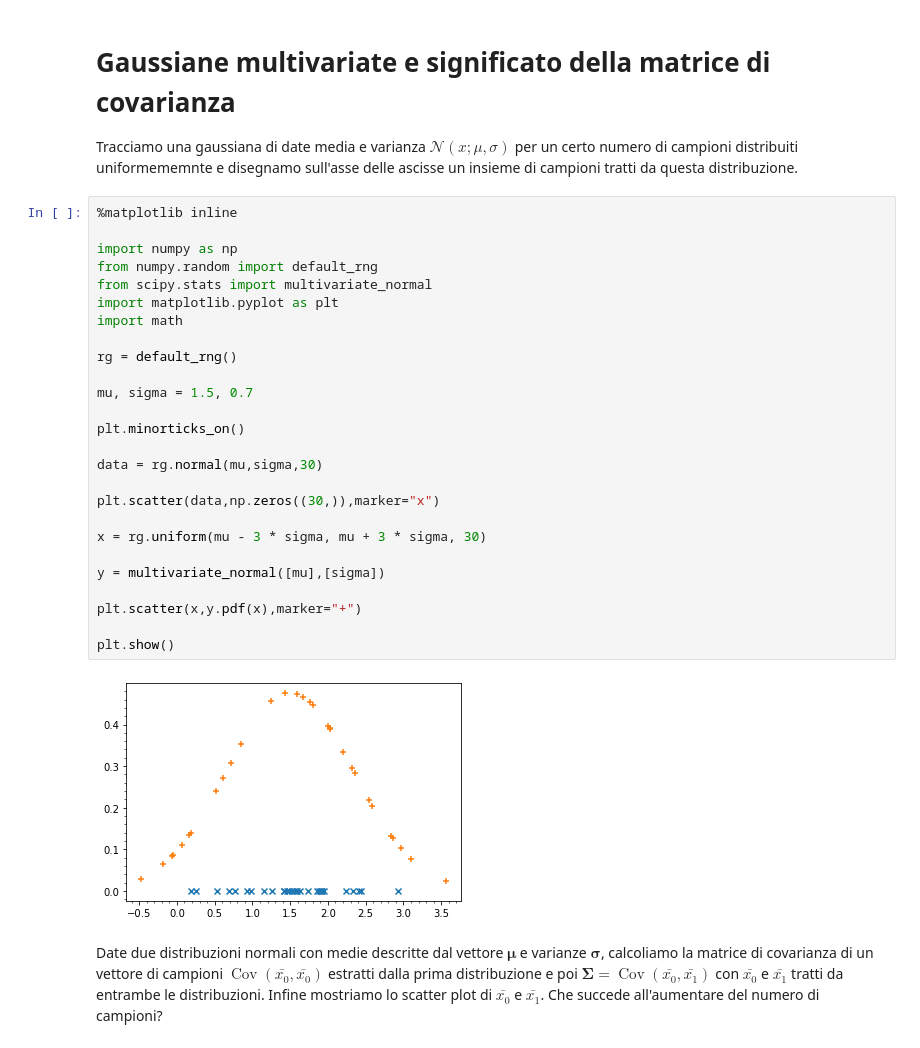
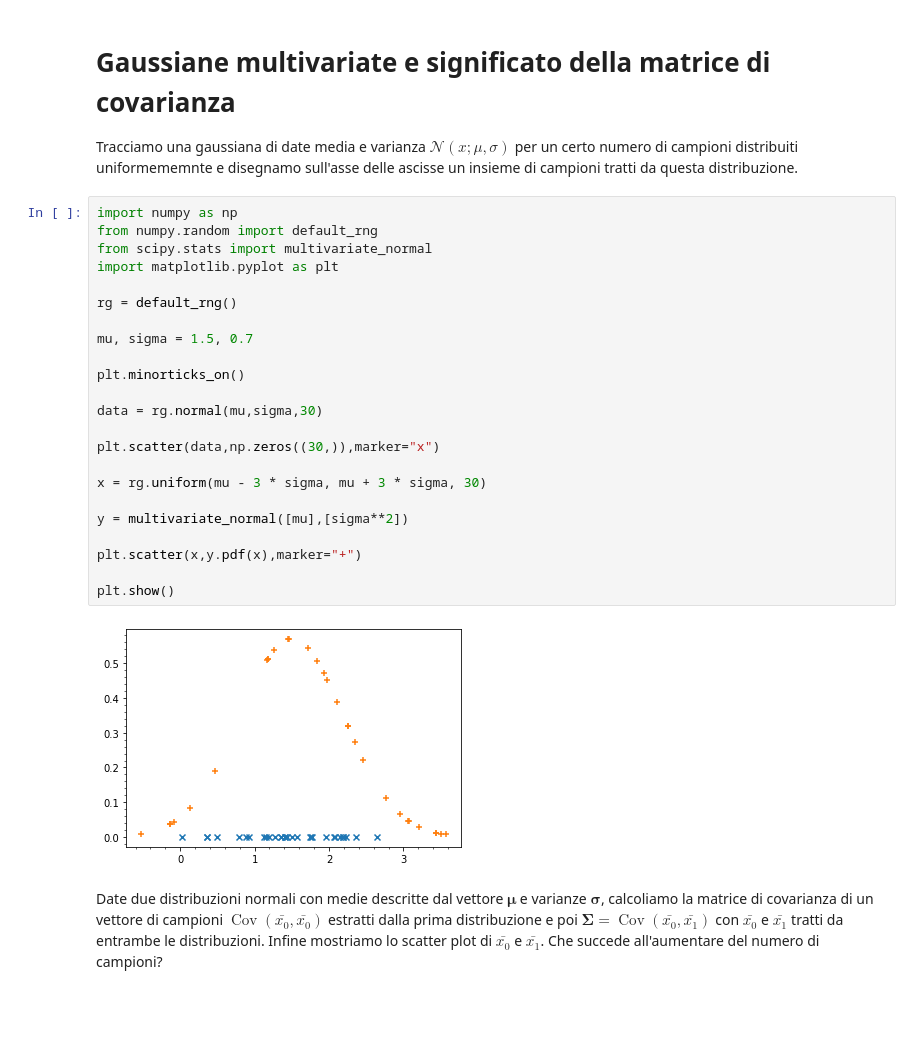
Before and after one commit to fredffsixty/Big-Data, a Jupyter notebook: Multivariate Gaussian and Covariance matrix.ipynb, the cells around one changed output. Saved outputs shown, nothing was run; the diff lists cells and outputs as text; blank space fills up the shorter version.

```diff
--- a/Multivariate Gaussian and Covariance matrix.ipynb
+++ b/Multivariate Gaussian and Covariance matrix.ipynb
@@ -3,33 +3,30 @@
 
 Tracciamo una gaussiana di date media e varianza $\mathcal{N}(x;\mu, \sigma)$ per un certo numero di campioni distribuiti uniformememnte e disegnamo sull'asse delle ascisse un insieme di campioni tratti da questa distribuzione.
 # %%
-%matplotlib inline
-
 import numpy as np
 from numpy.random import default_rng
 from scipy.stats import multivariate_normal
 import matplotlib.pyplot as plt
-import math
 
 rg = default_rng()
 
 mu, sigma = 1.5, 0.7
 
 plt.minorticks_on()
 
 data = rg.normal(mu,sigma,30)
 
 plt.scatter(data,np.zeros((30,)),marker="x")
 
 x = rg.uniform(mu - 3 * sigma, mu + 3 * sigma, 30)
 
-y = multivariate_normal([mu],[sigma])
+y = multivariate_normal([mu],[sigma**2])
 
 plt.scatter(x,y.pdf(x),marker="+")
 
 plt.show()
 # %% [output]
-[figure, old version]
+[figure, new version]
 # %% [markdown]
 Date due distribuzioni normali con medie descritte dal vettore $\boldsymbol\mu$ e varianze $\boldsymbol\sigma$,  calcoliamo la matrice di covarianza di un vettore di campioni $\operatorname{Cov}(\bar{x_0},\bar{x_0})$ estratti
 dalla prima distribuzione e poi $\boldsymbol\Sigma=\operatorname{Cov}(\bar{x_0},\bar{x_1})$ con $\bar{x_0}$ e $\bar{x_1}$ tratti da entrambe le distribuzioni. Infine mostriamo lo scatter plot di $\bar{x_0}$ e $\bar{x_1}$. Che succede all'aumentare del numero di campioni?
```
Also changed, not shown: parts of 3 cells of this notebook, 4 other files.
